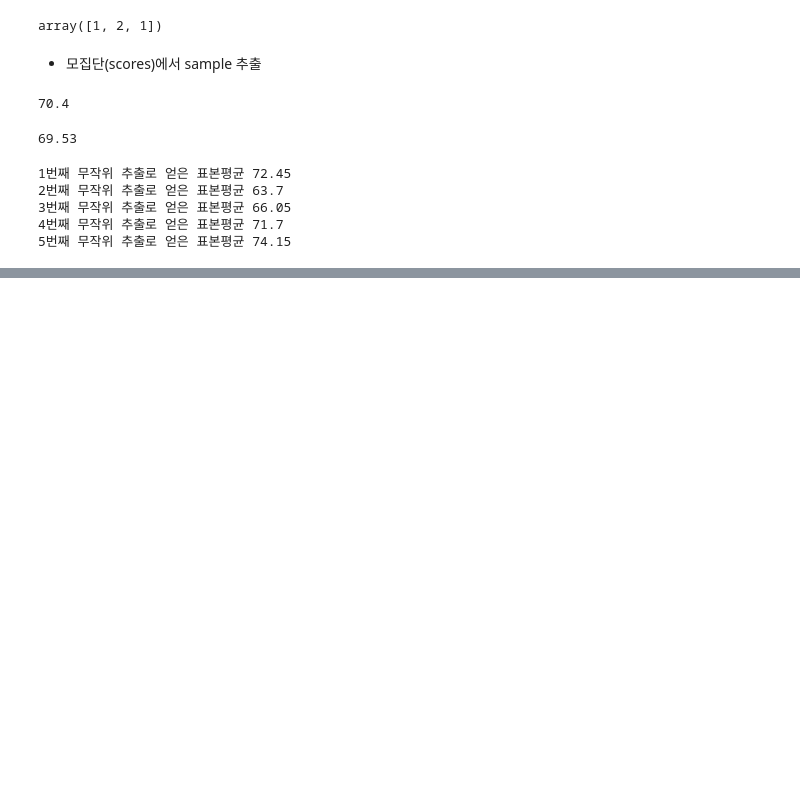
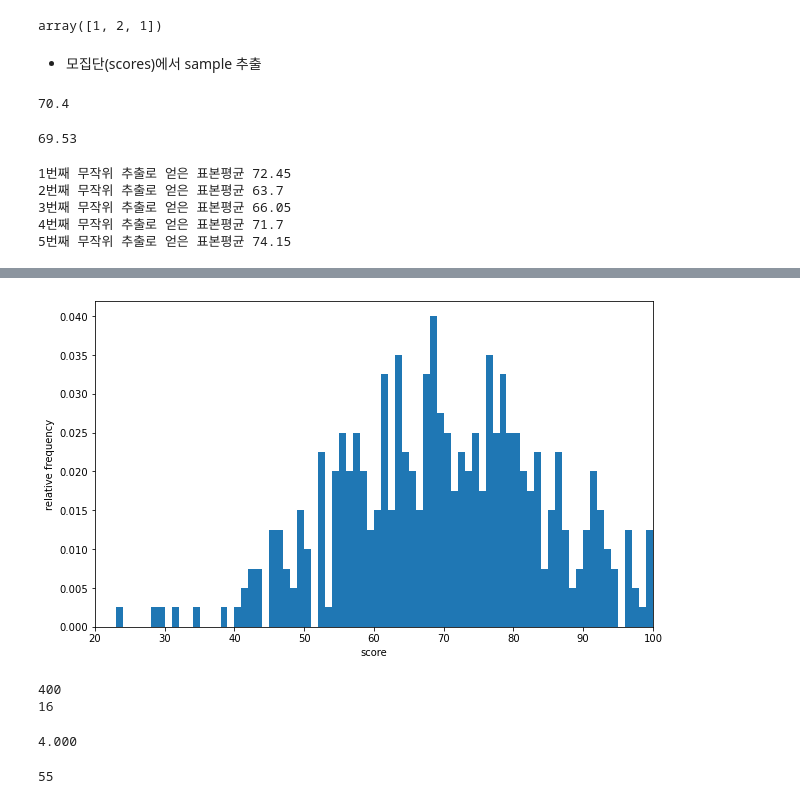
Before and after one commit to laits1/TIL, a Jupyter notebook: pandas/05. 확률과 추측통계 기본.ipynb, the cells around one changed output, grey strips where cells are left out. Drawn from its saved outputs; the diff is of its cells as text; code cells hidden in the pictures; blank space fills up the shorter version.

```diff
--- a/pandas/05. 확률과 추측통계 기본.ipynb
+++ b/pandas/05. 확률과 추측통계 기본.ipynb
@@ -67,0 +221,34 @@ for i in range(5):
+# %%
+fig = plt.figure(figsize=(10, 6))
+ax = fig.add_subplot(111)
+ax.hist(scores, bins=100, range=(0, 100), density=True)
+ax.set_xlim(20, 100)
+ax.set_ylim(0, 0.042)
+ax.set_xlabel('score')
+ax.set_ylabel('relative frequency')
+plt.show()
+# %% [output]
+[figure, added]
+# %%
+# 점수 68졈은 4%
+
+count = 0
+
+for i in scores :
+    if i == 68 :
+        count += 1
+
+print(len(scores))
+
+print(count)
+
+count/len(scores) * 100
+# %% [output]
+400
+16
+4.000
+# %%
+
+np.random.choice(scores)
+# %% [output]
+55
```
Also changed, not shown: parts of 24 cells of this notebook, 36 other files.
